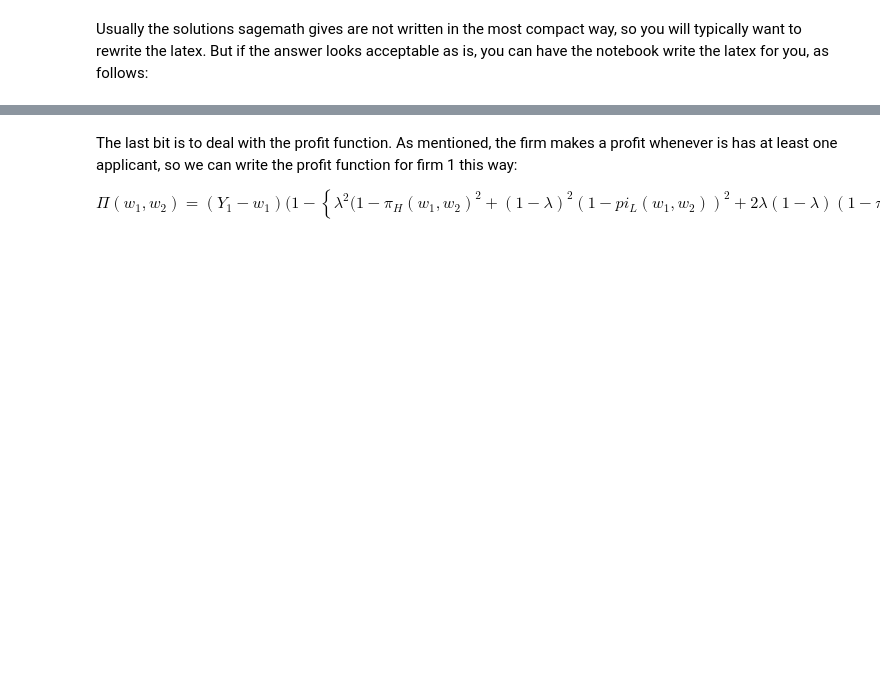
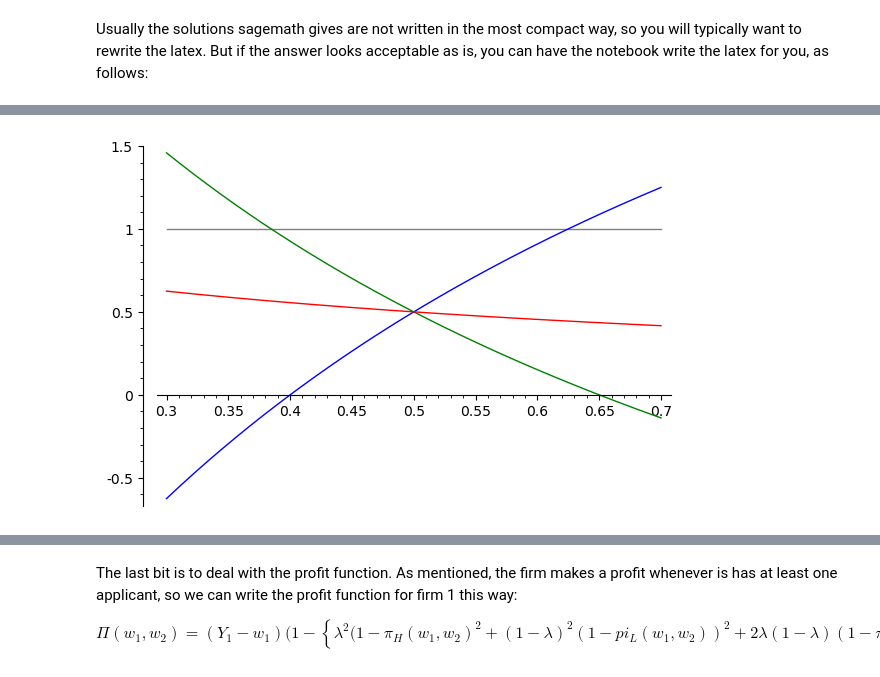
Before and after one commit to michaelpetersubc/notebooks, a Jupyter notebook: Econ306/directed_search/directed_search_incomplete_information.ipynb, the cells around one changed output, grey strips where cells are left out. Saved outputs shown, nothing was run; the diff lists cells and outputs as text; code cells hidden in the pictures; blank space fills up the shorter version.

```diff
--- a/Econ306/directed_search/directed_search_incomplete_information.ipynb
+++ b/Econ306/directed_search/directed_search_incomplete_information.ipynb
@@ -108,0 +144,6 @@ $$
+# %%
+f1 = gamma*(pi_H*(w_1/2)+(1-pi_H)*w_1)+(1-gamma)*w_1
+f2 = gamma*(pi_H*w_2+(1-pi_H)*(w_2/2))+(1-gamma)*w_2
+sol = solve(f1==f2,pi_H)
+PieH=sol[0].rhs()
+show(PieH)
@@ -108,0 +179,4 @@ $$
+# %%
+f1L = gamma*((1-PieH)*w_1)+(1-gamma)*(pi_L*(w_1/2)+(1-pi_L)*w_1)
+f2L = gamma*(PieH*w_2)+(1-gamma)*(pi_L*w_2+(1-pi_L)*(w_2/2))
+show([f1L,f2L])
@@ -108,0 +186,4 @@ $$
+# %%
+S2 = solve(f1L==f2L,pi_L)
+PieL = S2[0].rhs()
+show(PieL)
@@ -108,0 +249,14 @@ $$
+# %%
+tw2=1/2
+lb = 3/10
+tgamma=4/10
+top = 7/10
+def ul(w_1):
+    return 1
+pl0 = plot(ul(w_1),(w_1,lb,top),color='grey')
+pl1 = plot(PieL.substitute(w_2=tw2,gamma=tgamma),(w_1,lb,top),color='green')
+pl2 = plot(PieH.substitute(w_2=tw2,gamma=tgamma),(w_1,lb,top))
+pl3 = plot(tgamma*PieH.substitute(w_2=tw2,gamma=tgamma)+(1-tgamma)*PieL.substitute(w_2=tw2,gamma=tgamma),(w_1,lb,top),color='red')
+pl0+pl1+pl2+pl3
+# %% [output]
+[figure, added]
```
Also changed, not shown: parts of 72 cells of this notebook, 14 other files.
